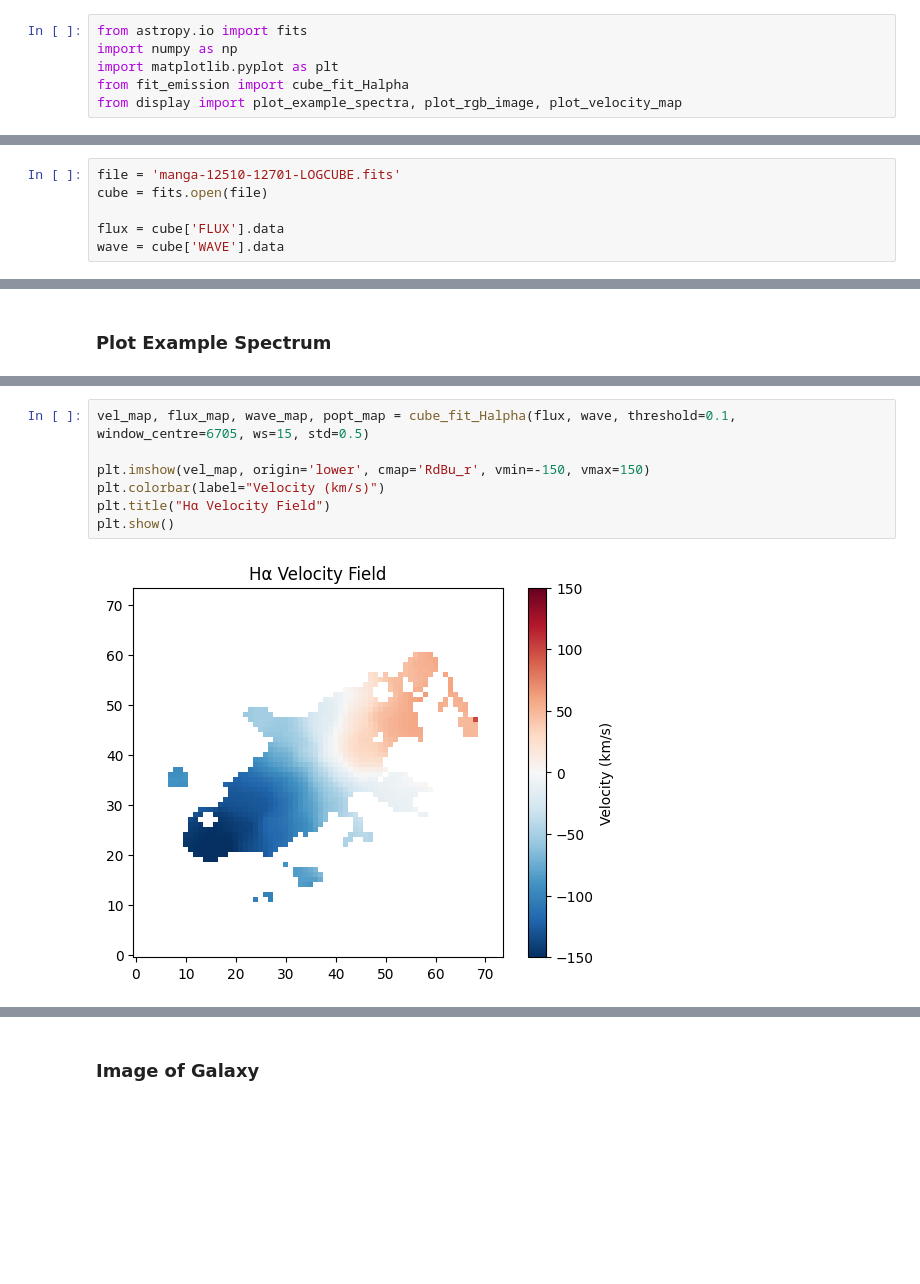
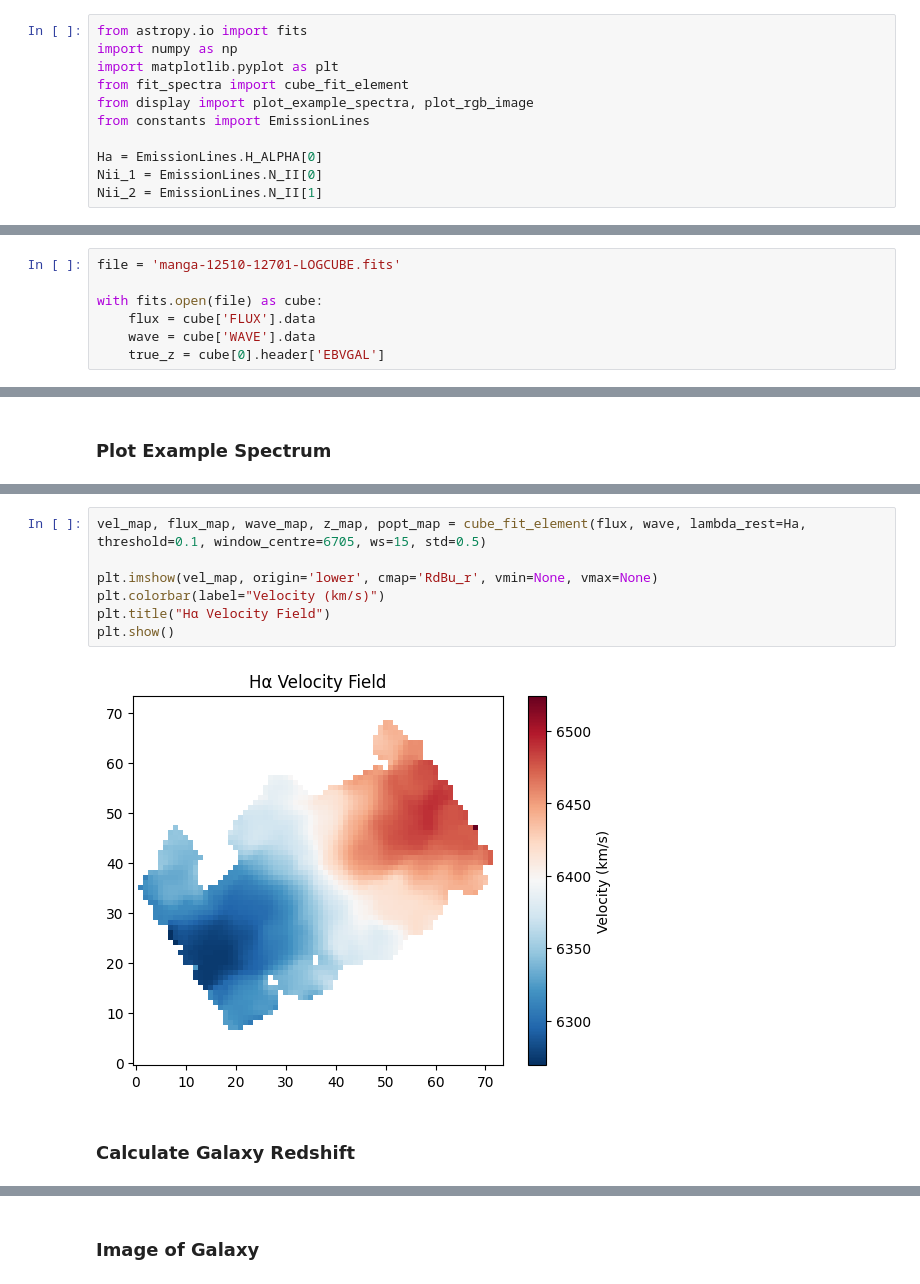
Before and after one commit to AJWestley/Galaxy-Redshift, a Jupyter notebook: pipeline.ipynb, the cells around one changed output, grey strips where cells are left out. Saved outputs shown, nothing was run; the diff lists cells and outputs as text; blank space fills up the shorter version.

Commit message:
generalised emission line detection

```diff
--- a/pipeline.ipynb
+++ b/pipeline.ipynb
@@ -2,16 +2,22 @@
 from astropy.io import fits
 import numpy as np
 import matplotlib.pyplot as plt
-from fit_emission import cube_fit_Halpha
-from display import plot_example_spectra, plot_rgb_image, plot_velocity_map
+from fit_spectra import cube_fit_element
+from display import plot_example_spectra, plot_rgb_image
+from constants import EmissionLines
+
+Ha = EmissionLines.H_ALPHA[0]
+Nii_1 = EmissionLines.N_II[0]
+Nii_2 = EmissionLines.N_II[1]
 # %% [markdown]
 ### Load and Extract Data
 # %%
 file = 'manga-12510-12701-LOGCUBE.fits'
-cube = fits.open(file)
 
-flux = cube['FLUX'].data
-wave = cube['WAVE'].data
+with fits.open(file) as cube:
+    flux = cube['FLUX'].data
+    wave = cube['WAVE'].data
+    true_z = cube[0].header['EBVGAL']
 # %% [markdown]
 ### Image of Galaxy
 # %%
@@ -27,9 +33,11 @@ plot_example_spectra(flux, wave, n=5)
 # %%
-vel_map, flux_map, wave_map, popt_map = cube_fit_Halpha(flux, wave, threshold=0.1, window_centre=6705, ws=15, std=0.5)
+vel_map, flux_map, wave_map, z_map, popt_map = cube_fit_element(flux, wave, lambda_rest=Ha, threshold=0.1, window_centre=6705, ws=15, std=0.5)
 
-plt.imshow(vel_map, origin='lower', cmap='RdBu_r', vmin=-150, vmax=150)
+plt.imshow(vel_map, origin='lower', cmap='RdBu_r', vmin=None, vmax=None)
 plt.colorbar(label="Velocity (km/s)")
 plt.title("Hα Velocity Field")
 plt.show()
 # %% [output]
-[figure, old version]
+[figure, new version]
+# %% [markdown]
+### Calculate Galaxy Redshift
```
Also changed, not shown: parts of 9 cells of this notebook, 4 other files.
